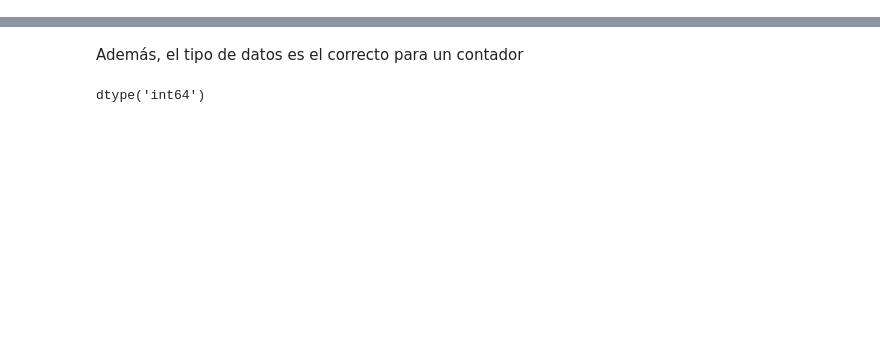
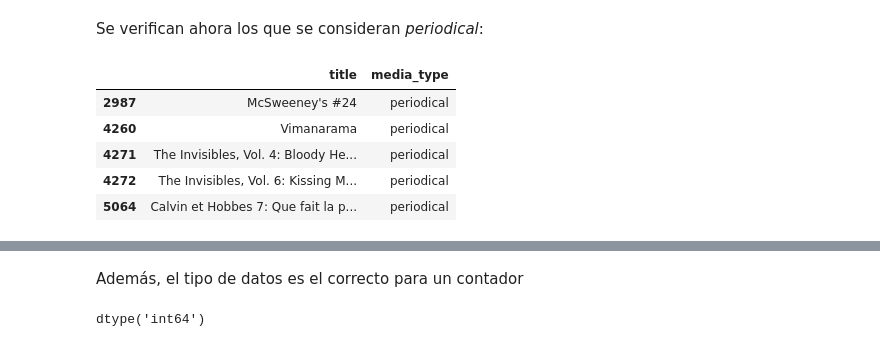
Before and after one commit to pedroortizgm/books-data-science, a Jupyter notebook: books.ipynb, the cells around one changed output, grey strips where cells are left out. Saved outputs shown, nothing was run; the diff lists cells and outputs as text; code cells hidden in the pictures; blank space fills up the shorter version.

```diff
--- a/books.ipynb
+++ b/books.ipynb
@@ -61,0 +240,11 @@ Name: average_rating, Length: 193, dtype: int64
+# %% [markdown]
+Se verifican ahora los que se consideran *periodical*:
+# %%
+df[["title", "media_type"]][df.media_type == "periodical"].head()
+# %% [output]
+|  | title | media_type |
+| 2987 | McSweeney's #24 | periodical |
+| 4260 | Vimanarama | periodical |
+| 4271 | The Invisibles, Vol. 4: Bloody He... | periodical |
+| 4272 | The Invisibles, Vol. 6: Kissing M... | periodical |
+| 5064 | Calvin et Hobbes 7: Que fait la p... | periodical |
```
Also changed, not shown: parts of 88 cells of this notebook, 2 other files.
